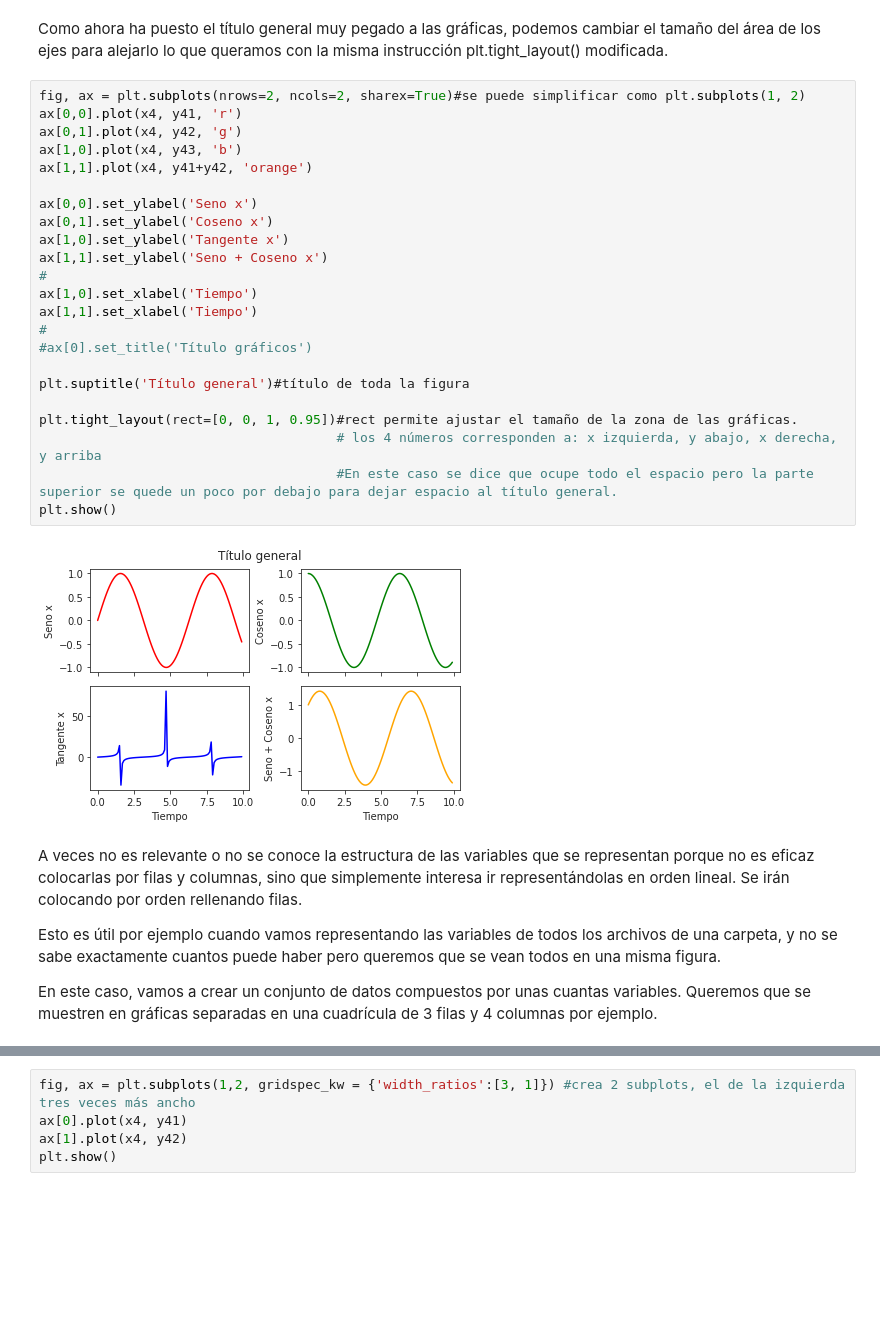
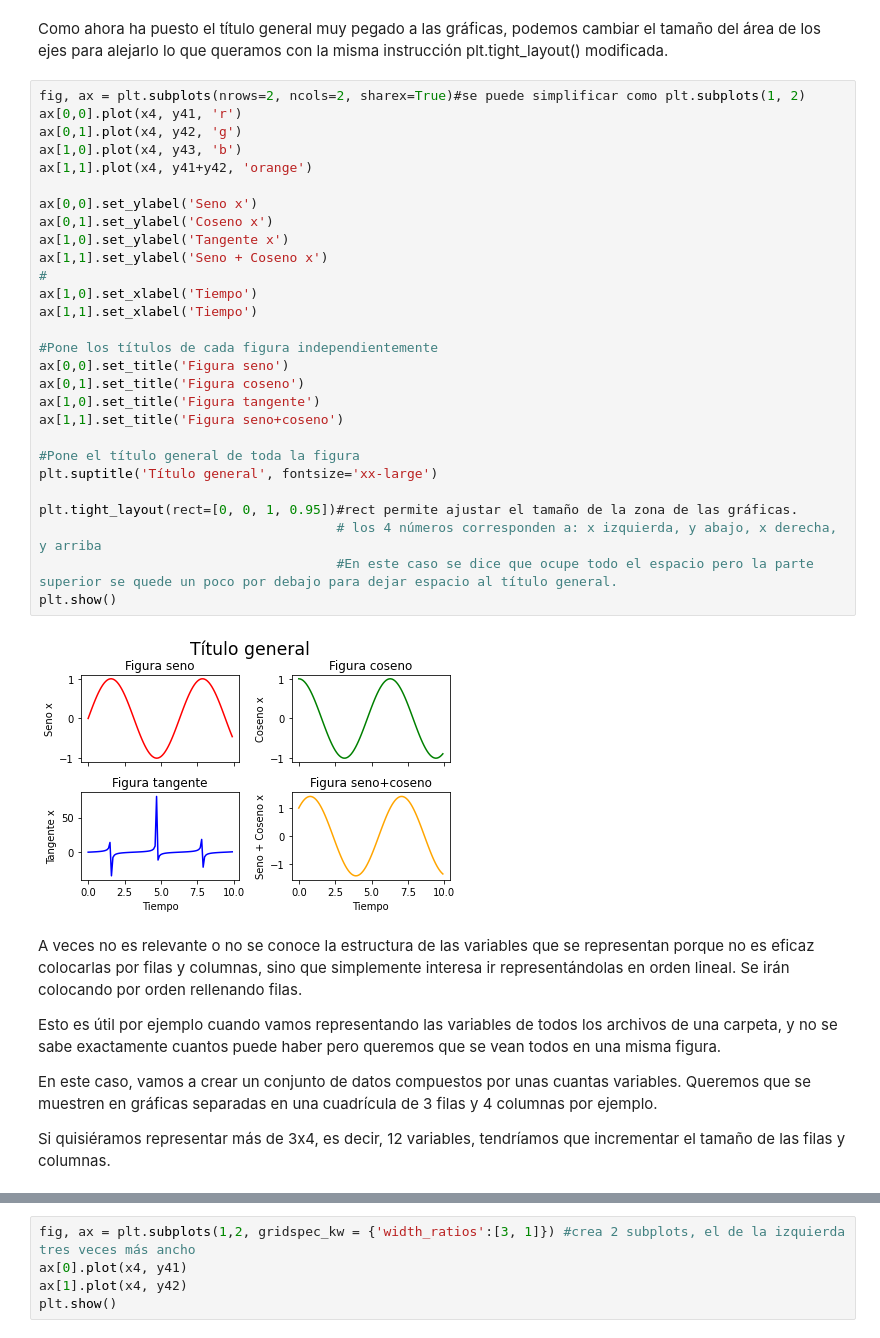
Before and after one commit to joselvira/BiomecanicaPython, a Jupyter notebook: Notebooks/Como_configurar_graficas.ipynb, the cells around one changed output, grey strips where cells are left out. Cells and saved outputs as stored; diff of their text form; blank space fills up the shorter version.

```diff
--- a/Notebooks/Como_configurar_graficas.ipynb
+++ b/Notebooks/Como_configurar_graficas.ipynb
@@ -848,34 +904,41 @@ Como ahora ha puesto el título general muy pegado a las gráficas, podemos camb
 # %%
 fig, ax = plt.subplots(nrows=2, ncols=2, sharex=True)#se puede simplificar como plt.subplots(1, 2)
 ax[0,0].plot(x4, y41, 'r')
 ax[0,1].plot(x4, y42, 'g')
 ax[1,0].plot(x4, y43, 'b')
 ax[1,1].plot(x4, y41+y42, 'orange')
 
 ax[0,0].set_ylabel('Seno x')
 ax[0,1].set_ylabel('Coseno x')
 ax[1,0].set_ylabel('Tangente x')
 ax[1,1].set_ylabel('Seno + Coseno x')
 #
 ax[1,0].set_xlabel('Tiempo')
 ax[1,1].set_xlabel('Tiempo')
-#
-#ax[0].set_title('Título gráficos')
 
-plt.suptitle('Título general')#título de toda la figura
+#Pone los títulos de cada figura independientemente
+ax[0,0].set_title('Figura seno')
+ax[0,1].set_title('Figura coseno')
+ax[1,0].set_title('Figura tangente')
+ax[1,1].set_title('Figura seno+coseno')
+
+#Pone el título general de toda la figura
+plt.suptitle('Título general', fontsize='xx-large')
 
 plt.tight_layout(rect=[0, 0, 1, 0.95])#rect permite ajustar el tamaño de la zona de las gráficas.
                                       # los 4 números corresponden a: x izquierda, y abajo, x derecha, y arriba
                                       #En este caso se dice que ocupe todo el espacio pero la parte superior se quede un poco por debajo para dejar espacio al título general.
 plt.show()
 # %% [output]
-[figure, old version]
+[figure, new version]
 # %% [markdown]
 A veces no es relevante o no se conoce la estructura de las variables que se representan porque no es eficaz colocarlas por filas y columnas, sino que simplemente interesa ir representándolas en orden lineal. Se irán colocando por orden rellenando filas.
 
 Esto es útil por ejemplo cuando vamos representando las variables de todos los archivos de una carpeta, y no se sabe exactamente cuantos puede haber pero queremos que se vean todos en una misma figura.
 
 En este caso, vamos a crear un conjunto de datos compuestos por unas cuantas variables. Queremos que se muestren en gráficas separadas en una cuadrícula de 3 filas y 4 columnas por ejemplo.
+
+Si quisiéramos representar más de 3x4, es decir, 12 variables, tendríamos que incrementar el tamaño de las filas y columnas.
 # %%
 #Creamos los datos
 numDatos=100
```
Also changed, not shown: parts of 34 cells of this notebook.
